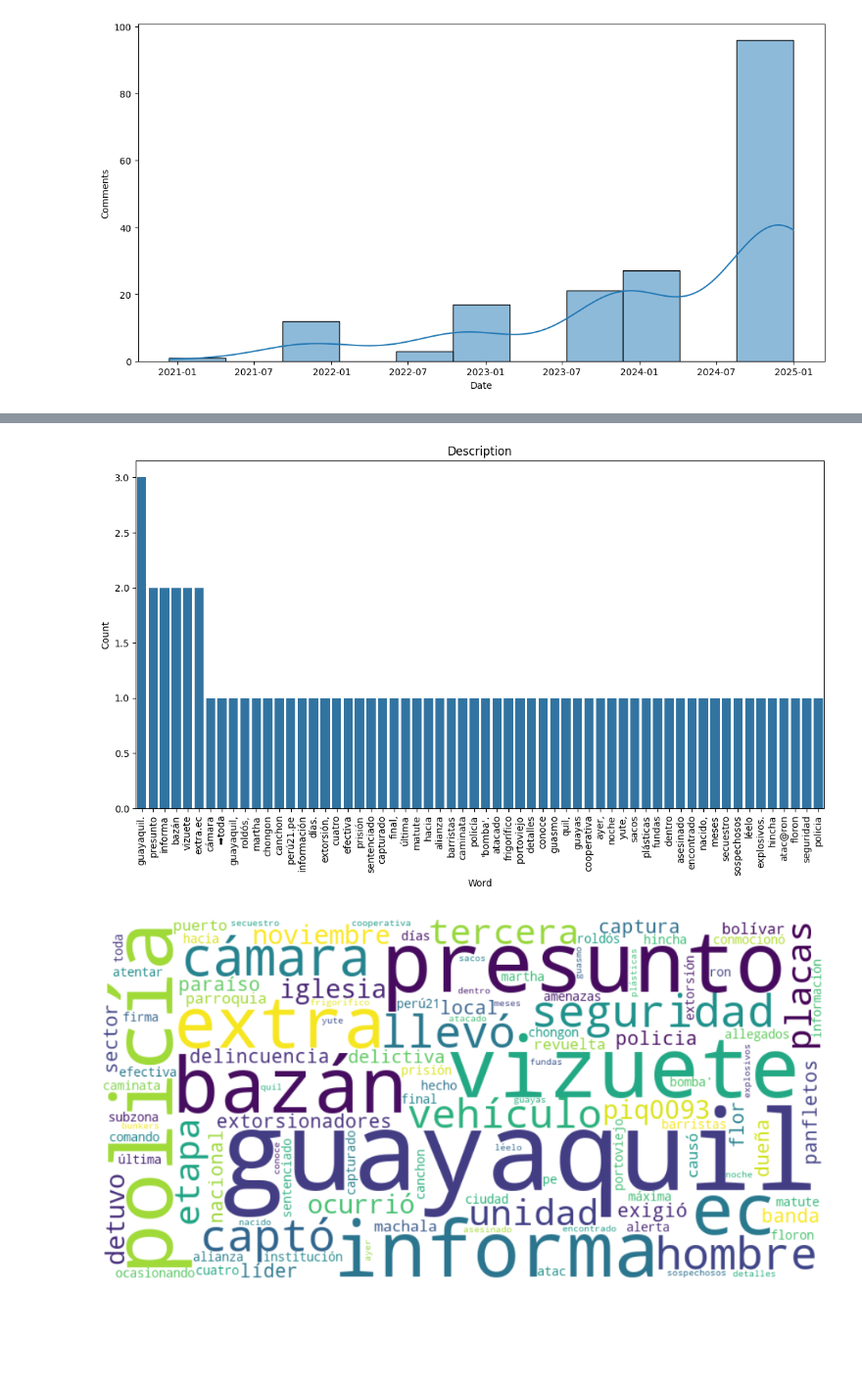
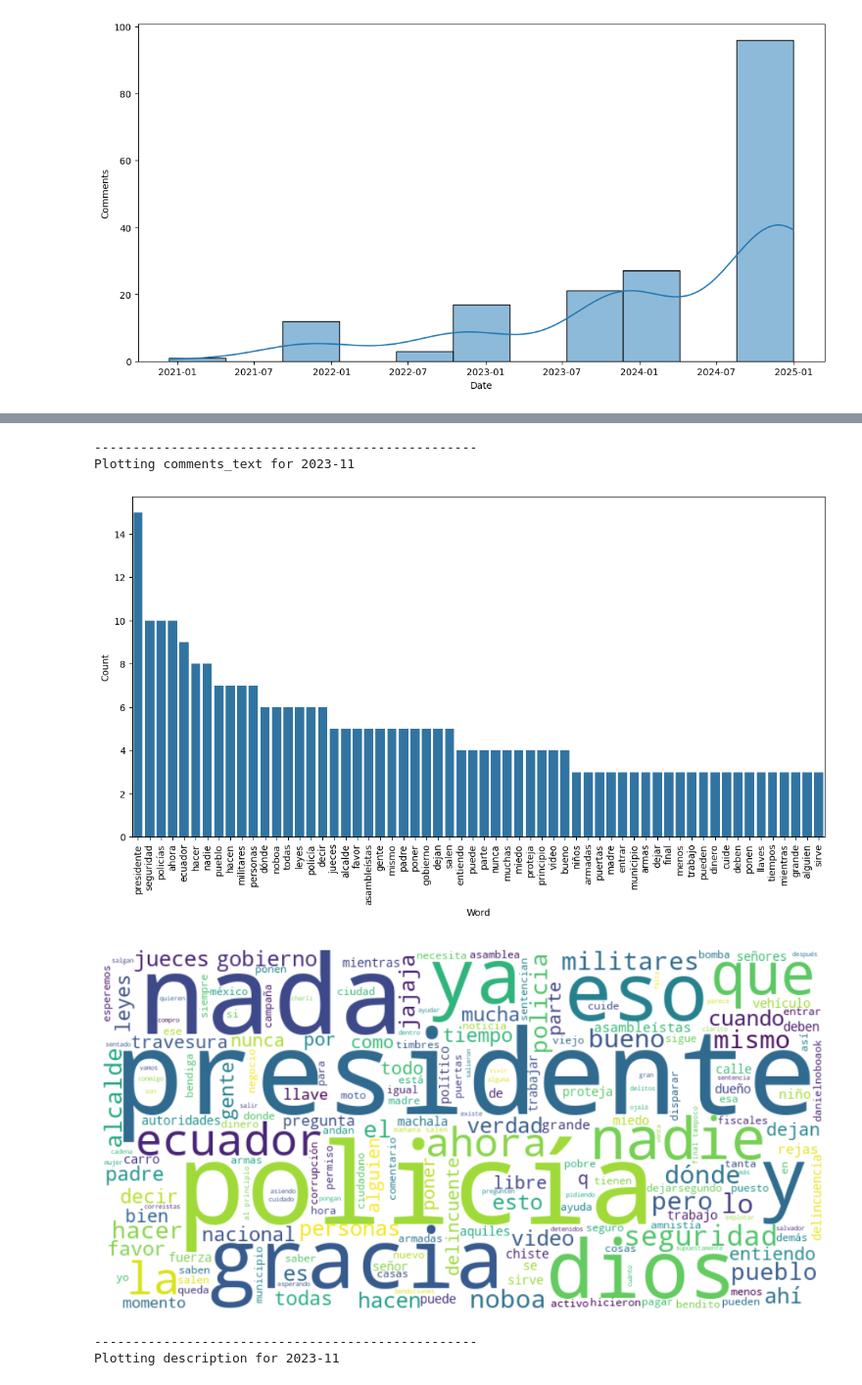
Before and after one commit to enmanuelmag/ID-v3-Scrapper, a Jupyter notebook: Data.ipynb, the cells around one changed output, grey strips where cells are left out. Shown at 98% size. Drawn from its saved outputs; the diff is of its cells as text; code cells hidden in the pictures; blank space fills up the shorter version.

```diff
--- a/Data.ipynb
+++ b/Data.ipynb
@@ -33,6 +33,10 @@ last_date = dates.max()
 print(f'First date: {first_date} | Last date: {last_date}')
 # %% [output]
 First date: 2020-12-12 00:00:00 | Last date: 2024-12-31 00:00:00
+# %%
+stop_words = set(stopwords.words('spanish'))
+stop_words.add('-')
+stop_words.add('|')
 # %%
 #plot gauss distribution of dates
 sns.histplot(dates, kde=True)
@@ -88,5 +91,9 @@ print_plot('comments_text', 'Comments')
-# %%
-print_plot('description', 'Description')
-# %% [output]
-[figure, removed]
-[figure, removed]
+# %%
+print_plot('2023-11')
+# %% [output]
+--------------------------------------------------
+Plotting comments_text for 2023-11
+[figure, added]
+[figure, added]
+--------------------------------------------------
+Plotting description for 2023-11
```
Also changed, not shown: parts of 4 cells of this notebook.
